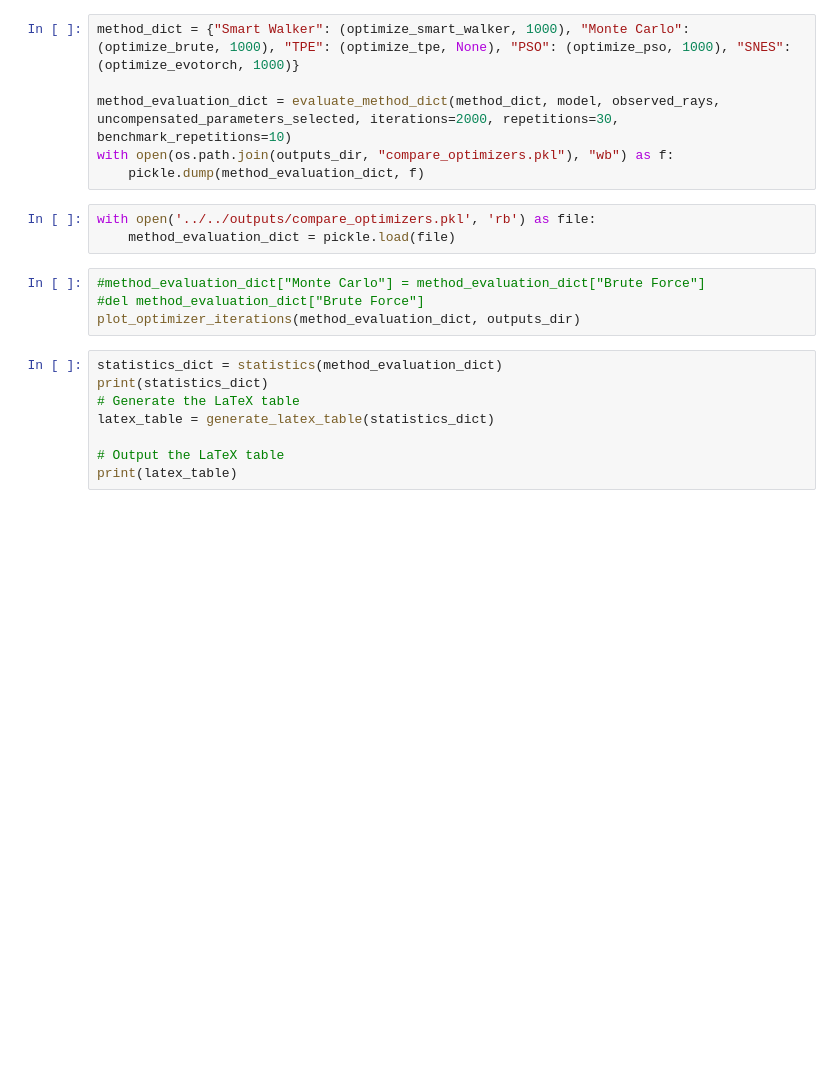
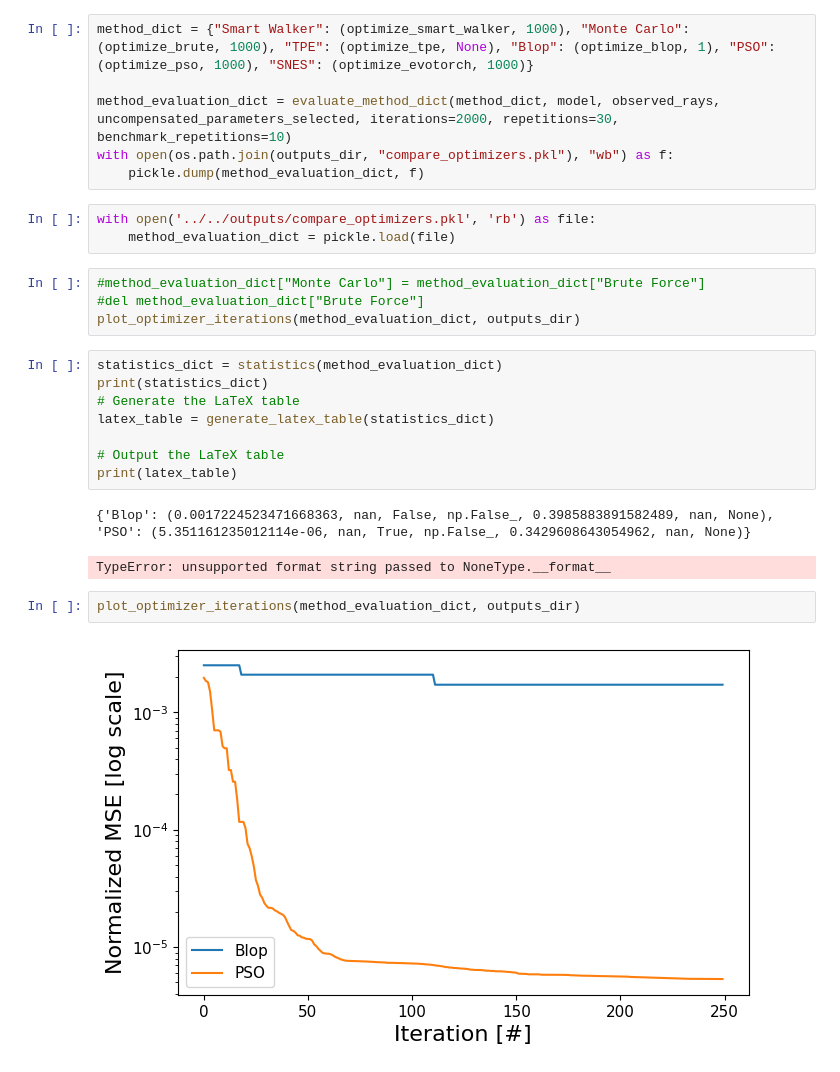
Before and after one commit to hzbian/metrix_hackathon, a Jupyter notebook: ray_tools/hist_optimizer/evaluation_hist_optimizer.ipynb, the cells around one changed output. Cells and saved outputs as stored; diff of their text form; blank space fills up the shorter version.

```diff
--- a/ray_tools/hist_optimizer/evaluation_hist_optimizer.ipynb
+++ b/ray_tools/hist_optimizer/evaluation_hist_optimizer.ipynb
@@ -97,7 +151,7 @@ correlation_plot(stacked_uncompensated_parameters_except_intensity_scale_z, labe
 # %% [markdown]
 # Compare optimizers
 # %%
-method_dict = {"Smart Walker": (optimize_smart_walker, 1000), "Monte Carlo": (optimize_brute, 1000), "TPE": (optimize_tpe, None), "PSO": (optimize_pso, 1000), "SNES": (optimize_evotorch, 1000)}
+method_dict = {"Smart Walker": (optimize_smart_walker, 1000), "Monte Carlo": (optimize_brute, 1000), "TPE": (optimize_tpe, None), "Blop": (optimize_blop, 1), "PSO": (optimize_pso, 1000), "SNES": (optimize_evotorch, 1000)}
 
 method_evaluation_dict = evaluate_method_dict(method_dict, model, observed_rays, uncompensated_parameters_selected, iterations=2000, repetitions=30, benchmark_repetitions=10)
 with open(os.path.join(outputs_dir, "compare_optimizers.pkl"), "wb") as f:
@@ -117,3 +171,10 @@ latex_table = generate_latex_table(statistics_dict)
 
 # Output the LaTeX table
 print(latex_table)
+# %% [output]
+{'Blop': (0.0017224523471668363, nan, False, np.False_, 0.3985883891582489, nan, None), 'PSO': (5.351161235012114e-06, nan, True, np.False_, 0.3429608643054962, nan, None)}
+TypeError: unsupported format string passed to NoneType.__format__
+# %%
+plot_optimizer_iterations(method_evaluation_dict, outputs_dir)
+# %% [output]
+[figure, added]
```
Also changed, not shown: parts of 21 cells of this notebook.
